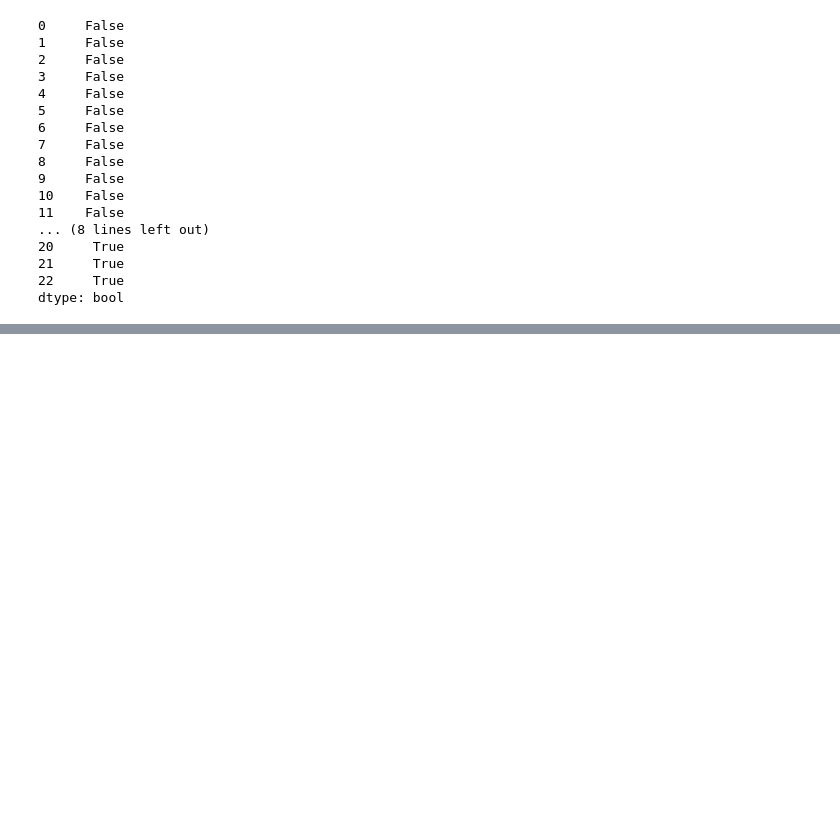
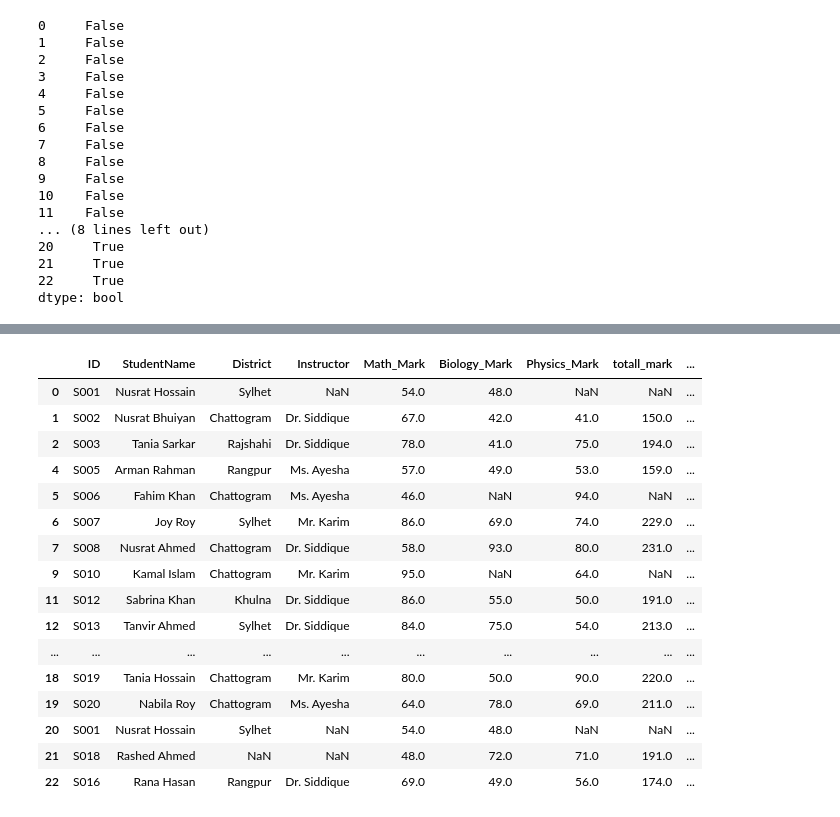
Before and after one commit to arman-hossain45/Phitrom_AI-ML, a Jupyter notebook: allModulePractice.ipynb, the cells around one changed output, grey strips where cells are left out. Drawn from its saved outputs; the diff is of its cells as text; code cells hidden in the pictures; blank space fills up the shorter version.

```diff
--- a/allModulePractice.ipynb
+++ b/allModulePractice.ipynb
@@ -2245,0 +2367,21 @@ dtype: bool
+# %%
+#column wise kono column a null pele pura column delete kore dibe
+df.dropna(subset=['Math_Mark'])
+# %% [output]
+|  | ID | StudentName | District | Instructor | Math_Mark | Biology_Mark | Physics_Mark | totall_mark | ... |
+| 0 | S001 | Nusrat Hossain | Sylhet | NaN | 54.0 | 48.0 | NaN | NaN | ... |
+| 1 | S002 | Nusrat Bhuiyan | Chattogram | Dr. Siddique | 67.0 | 42.0 | 41.0 | 150.0 | ... |
+| 2 | S003 | Tania Sarkar | Rajshahi | Dr. Siddique | 78.0 | 41.0 | 75.0 | 194.0 | ... |
+| 4 | S005 | Arman Rahman | Rangpur | Ms. Ayesha | 57.0 | 49.0 | 53.0 | 159.0 | ... |
+| 5 | S006 | Fahim Khan | Chattogram | Ms. Ayesha | 46.0 | NaN | 94.0 | NaN | ... |
+| 6 | S007 | Joy Roy | Sylhet | Mr. Karim | 86.0 | 69.0 | 74.0 | 229.0 | ... |
+| 7 | S008 | Nusrat Ahmed | Chattogram | Dr. Siddique | 58.0 | 93.0 | 80.0 | 231.0 | ... |
+| 9 | S010 | Kamal Islam | Chattogram | Mr. Karim | 95.0 | NaN | 64.0 | NaN | ... |
+| 11 | S012 | Sabrina Khan | Khulna | Dr. Siddique | 86.0 | 55.0 | 50.0 | 191.0 | ... |
+| 12 | S013 | Tanvir Ahmed | Sylhet | Dr. Siddique | 84.0 | 75.0 | 54.0 | 213.0 | ... |
+| ... | ... | ... | ... | ... | ... | ... | ... | ... | ... |
+| 18 | S019 | Tania Hossain | Chattogram | Mr. Karim | 80.0 | 50.0 | 90.0 | 220.0 | ... |
+| 19 | S020 | Nabila Roy | Chattogram | Ms. Ayesha | 64.0 | 78.0 | 69.0 | 211.0 | ... |
+| 20 | S001 | Nusrat Hossain | Sylhet | NaN | 54.0 | 48.0 | NaN | NaN | ... |
+| 21 | S018 | Rashed Ahmed | NaN | NaN | 48.0 | 72.0 | 71.0 | 191.0 | ... |
+| 22 | S016 | Rana Hasan | Rangpur | Dr. Siddique | 69.0 | 49.0 | 56.0 | 174.0 | ... |
```
Also changed, not shown: parts of 20 cells of this notebook.
